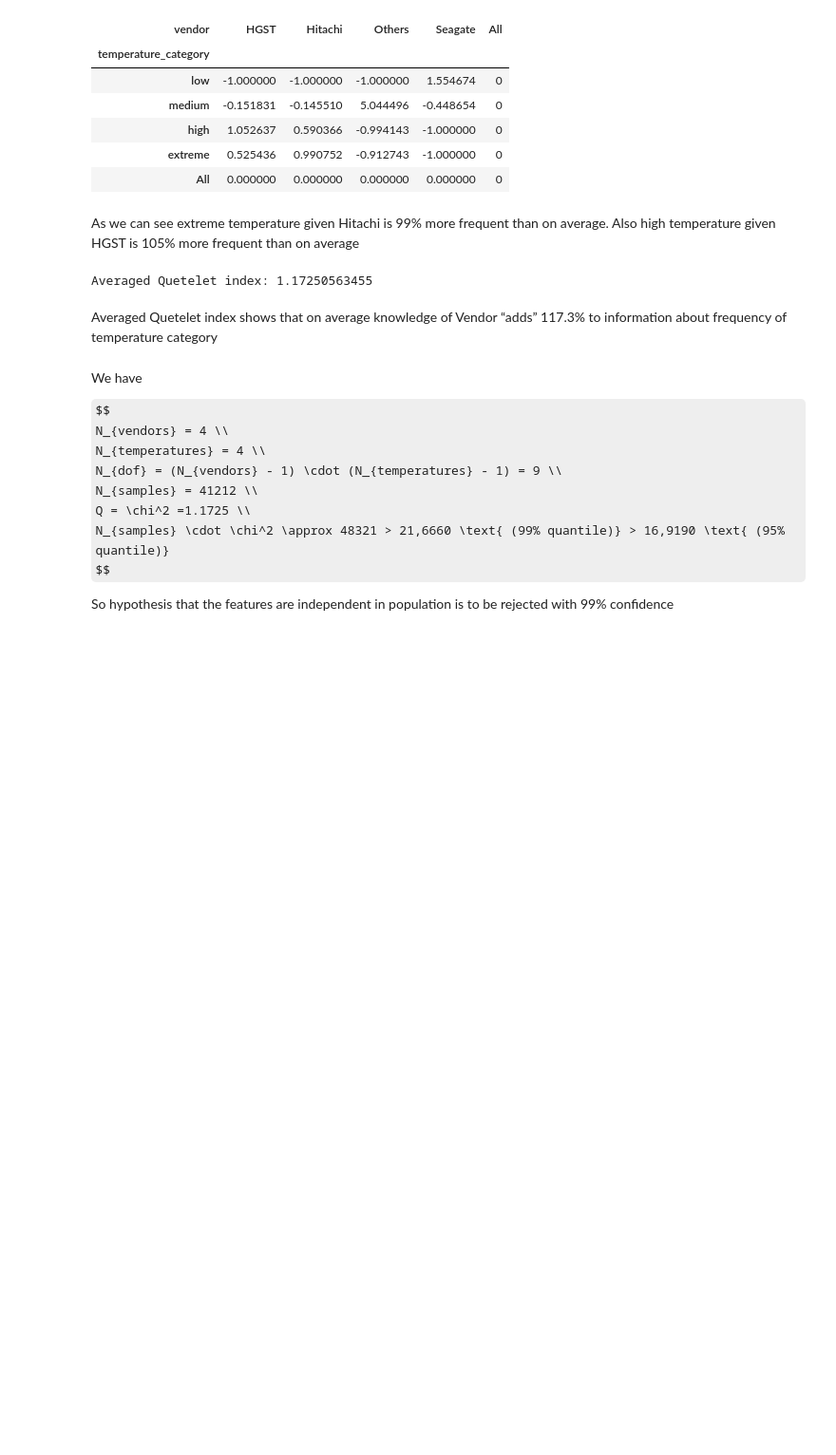
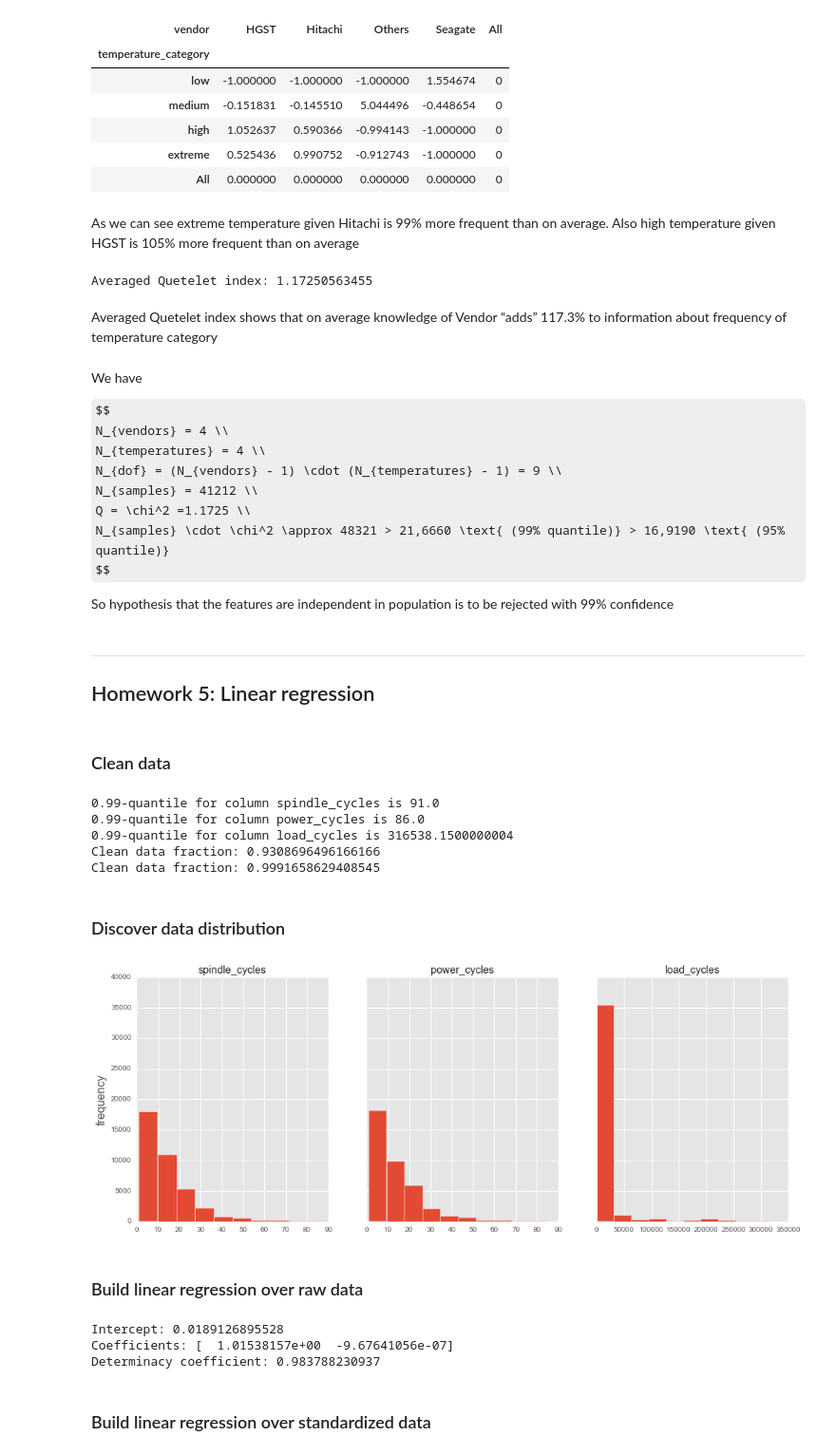
Before and after one commit to IIoTeP9HuY/Data_Analysis_and_Data_Mining_Class, a Jupyter notebook: Report.ipynb, the cells around one changed output. Shown at 95% size. Saved outputs shown, nothing was run; the diff lists cells and outputs as text; code cells hidden in the pictures; some formulas as TeX source; blank space fills up the shorter version.

Commit message:
Complete homework 5

```diff
--- a/Report.ipynb
+++ b/Report.ipynb
@@ -798,3 +798,68 @@ $$
 $$
 
 So hypothesis that the features are independent in population is to be rejected with 99% confidence
+# %% [markdown]
+---
+## Homework 5: Linear regression
+# %%
+data = dataset.copy()
+
+data["spindle_cycles"] = data["smart_4_raw"]
+data["power_cycles"] = data["smart_12_raw"]
+data["load_cycles"] = data["smart_193_raw"]
+# %% [markdown]
+### Clean data
+# %%
+def remove_zeroes(data, columns):
+    clean_data = data.copy()
+    clean_data = clean_data.dropna(subset=columns)
+    for column in columns:
+        clean_data = clean_data[clean_data[column] != 0]
+    print("Clean data fraction: {}".format(len(clean_data) / len(data)))
+    return clean_data
+
+clean_data = remove_outliers(data, ["spindle_cycles", "power_cycles", "load_cycles"], 0.99)
+clean_data = remove_zeroes(clean_data, ["spindle_cycles", "power_cycles", "load_cycles"])
+# %% [output]
+0.99-quantile for column spindle_cycles is 91.0
+0.99-quantile for column power_cycles is 86.0
+0.99-quantile for column load_cycles is 316538.1500000004
+Clean data fraction: 0.9308696496166166
+Clean data fraction: 0.9991658629408545
+# %% [markdown]
+### Discover data distribution
+# %%
+fig, ax = subplots(1, 3, sharey=True, figsize=(16, 6))
+ax[0].set_ylabel("frequency", fontsize=16)
+ax[0].set_title("spindle_cycles")
+axes = ax[0].hist(clean_data["spindle_cycles"].values)
+ax[1].set_title("power_cycles")
+axes = ax[1].hist(clean_data["power_cycles"].values)
+ax[2].set_title("load_cycles")
+axes = ax[2].hist(clean_data["load_cycles"].values)
+# %% [output]
+[figure, added]
+# %% [markdown]
+### Build linear regression over raw data
+# %%
+x = np.vstack([
+    clean_data["power_cycles"].values,
+    clean_data["load_cycles"].values
+]).T
+y = clean_data["spindle_cycles"].values
+
+from sklearn import linear_model
+clf = linear_model.LinearRegression()
+model = clf.fit(x, y)
+
+determinacy_coefficient = model.score(x, y)
+
+print("Intercept:", model.intercept_)
+print("Coefficients:", model.coef_)
+print("Determinacy coefficient:", determinacy_coefficient)
+# %% [output]
+Intercept: 0.0189126895528
+Coefficients: [  1.01538157e+00  -9.67641056e-07]
+Determinacy coefficient: 0.983788230937
+# %% [markdown]
+### Build linear regression over standardized data
```
Also changed, not shown: parts of 16 cells of this notebook.
